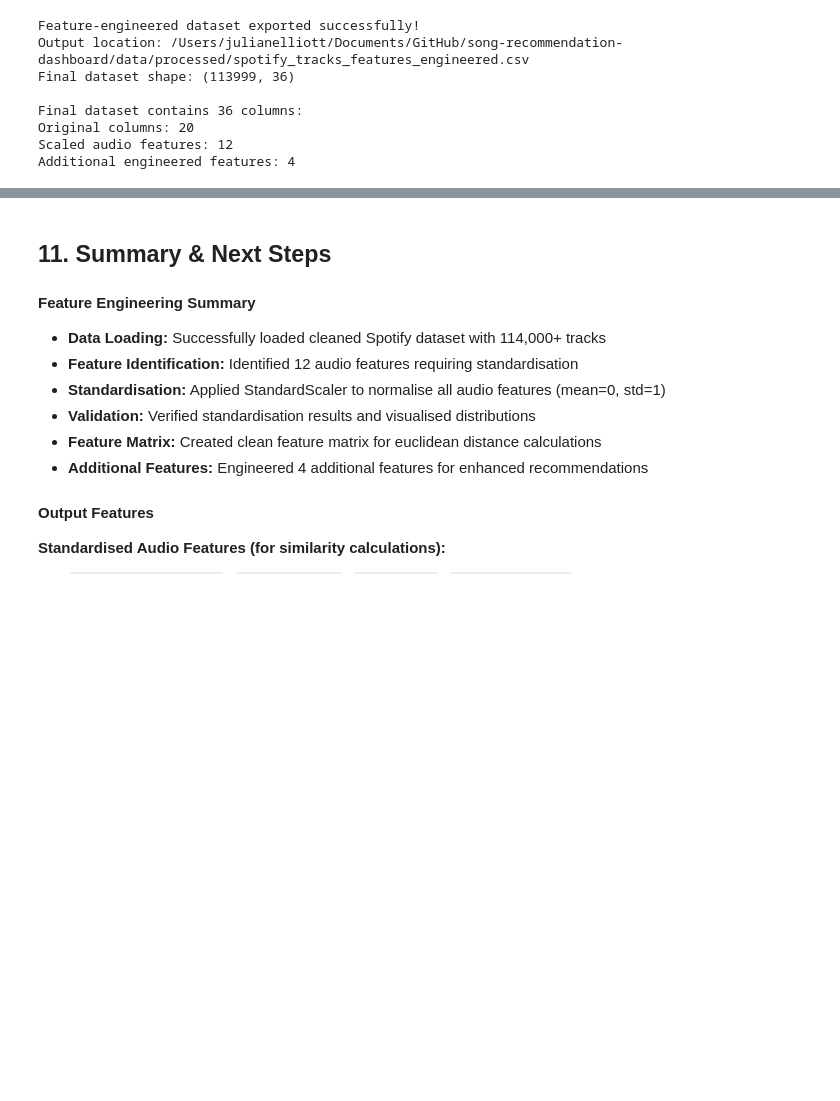
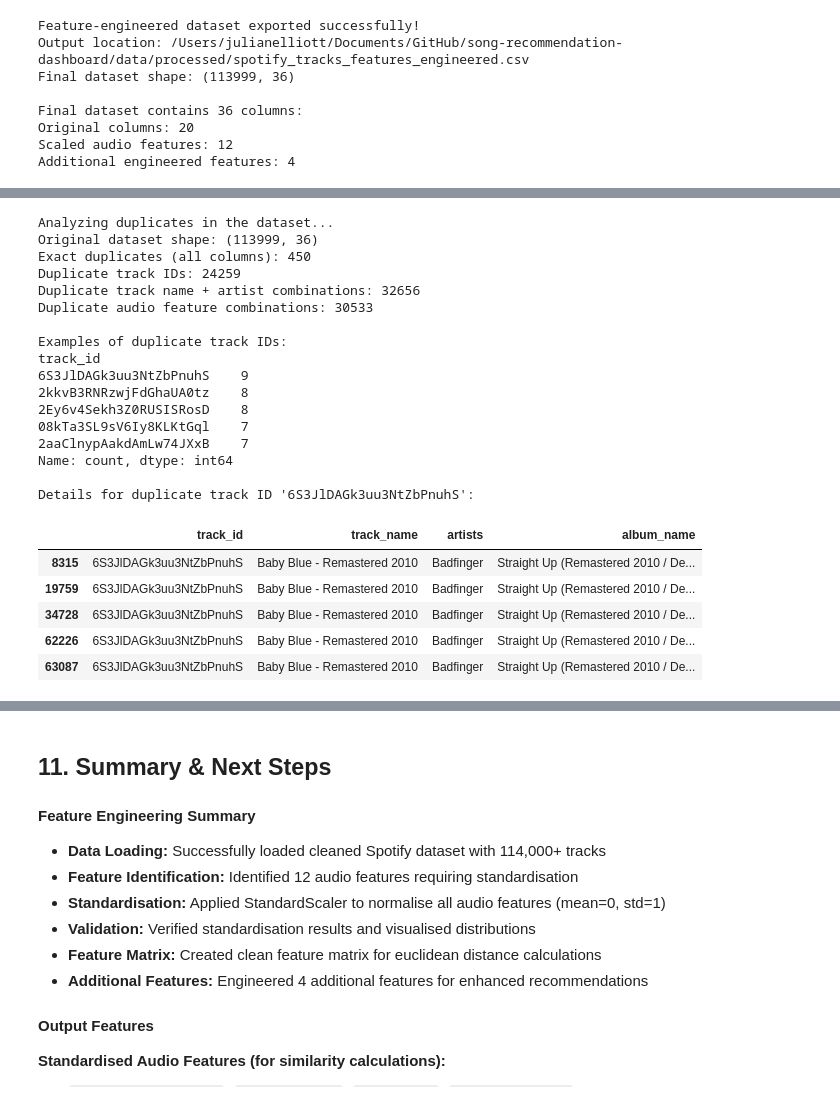
Before and after one commit to Julian-Elliott/song-recommendation-dashboard, a Jupyter notebook: notebooks/feature_engineering.ipynb, the cells around one changed output, grey strips where cells are left out. Drawn from its saved outputs; the diff is of its cells as text; code cells hidden in the pictures; blank space fills up the shorter version.

```diff
--- a/notebooks/feature_engineering.ipynb
+++ b/notebooks/feature_engineering.ipynb
@@ -377,0 +453,60 @@ Additional engineered features: 4
+# %%
+# Step 2: Analyze Duplicates in the Dataset
+print("Analyzing duplicates in the dataset...")
+
+# Check for different types of duplicates
+print(f"Original dataset shape: {df_engineered.shape}")
+
+# 1. Exact duplicates (all columns identical)
+exact_duplicates = df_engineered.duplicated().sum()
+print(f"Exact duplicates (all columns): {exact_duplicates}")
+
+# 2. Track ID duplicates
+track_id_duplicates = df_engineered['track_id'].duplicated().sum()
+print(f"Duplicate track IDs: {track_id_duplicates}")
+
+# 3. Track name + artist duplicates (potential same songs)
+if 'track_name' in df_engineered.columns and 'artists' in df_engineered.columns:
+    name_artist_duplicates = df_engineered.duplicated(subset=['track_name', 'artists']).sum()
+    print(f"Duplicate track name + artist combinations: {name_artist_duplicates}")
+
+# 4. Audio feature duplicates (identical audio characteristics)
+audio_feature_cols = [col for col in df_engineered.columns if not col.endswith('_scaled')]
+audio_duplicates = df_engineered.duplicated(subset=audio_features).sum()
+print(f"Duplicate audio feature combinations: {audio_duplicates}")
+
+# Show examples of duplicates
+if track_id_duplicates > 0:
+    print(f"\nExamples of duplicate track IDs:")
+    duplicate_track_ids = df_engineered[df_engineered['track_id'].duplicated(keep=False)]['track_id'].value_counts().head(5)
+    print(duplicate_track_ids)
+
+    # Show details for one duplicate track ID
+    sample_duplicate_id = duplicate_track_ids.index[0]
+    sample_duplicates = df_engineered[df_engineered['track_id'] == sample_duplicate_id]
+    print(f"\nDetails for duplicate track ID '{sample_duplicate_id}':")
+    display(sample_duplicates[['track_id', 'track_name', 'artists', 'album_name']].head())
+# %% [output]
+Analyzing duplicates in the dataset...
+Original dataset shape: (113999, 36)
+Exact duplicates (all columns): 450
+Duplicate track IDs: 24259
+Duplicate track name + artist combinations: 32656
+Duplicate audio feature combinations: 30533
+
+Examples of duplicate track IDs:
+track_id
+6S3JlDAGk3uu3NtZbPnuhS    9
+2kkvB3RNRzwjFdGhaUA0tz    8
+2Ey6v4Sekh3Z0RUSISRosD    8
+08kTa3SL9sV6Iy8KLKtGql    7
+2aaClnypAakdAmLw74JXxB    7
+Name: count, dtype: int64
+
+Details for duplicate track ID '6S3JlDAGk3uu3NtZbPnuhS':
+|  | track_id | track_name | artists | album_name |
+| 8315 | 6S3JlDAGk3uu3NtZbPnuhS | Baby Blue - Remastered 2010 | Badfinger | Straight Up (Remastered 2010 / De... |
+| 19759 | 6S3JlDAGk3uu3NtZbPnuhS | Baby Blue - Remastered 2010 | Badfinger | Straight Up (Remastered 2010 / De... |
+| 34728 | 6S3JlDAGk3uu3NtZbPnuhS | Baby Blue - Remastered 2010 | Badfinger | Straight Up (Remastered 2010 / De... |
+| 62226 | 6S3JlDAGk3uu3NtZbPnuhS | Baby Blue - Remastered 2010 | Badfinger | Straight Up (Remastered 2010 / De... |
+| 63087 | 6S3JlDAGk3uu3NtZbPnuhS | Baby Blue - Remastered 2010 | Badfinger | Straight Up (Remastered 2010 / De... |
```
Also changed, not shown: parts of 6 cells of this notebook, 1 other file.
